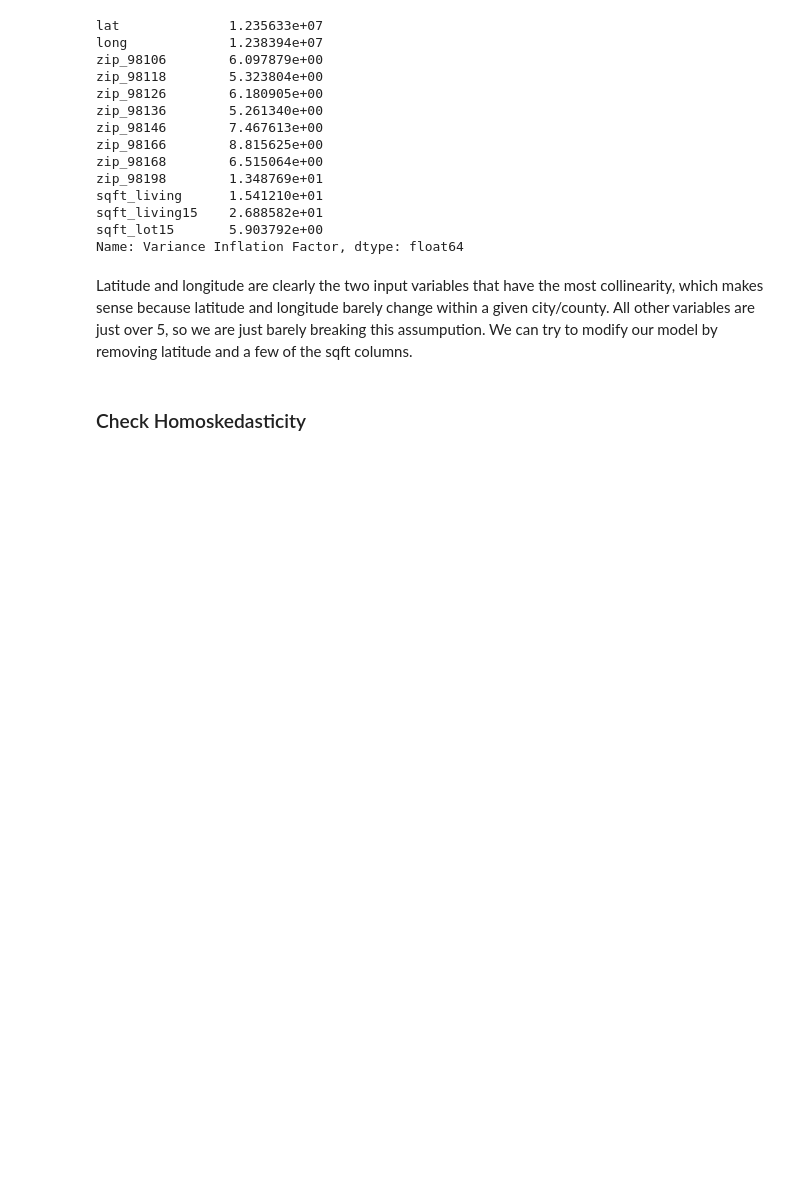
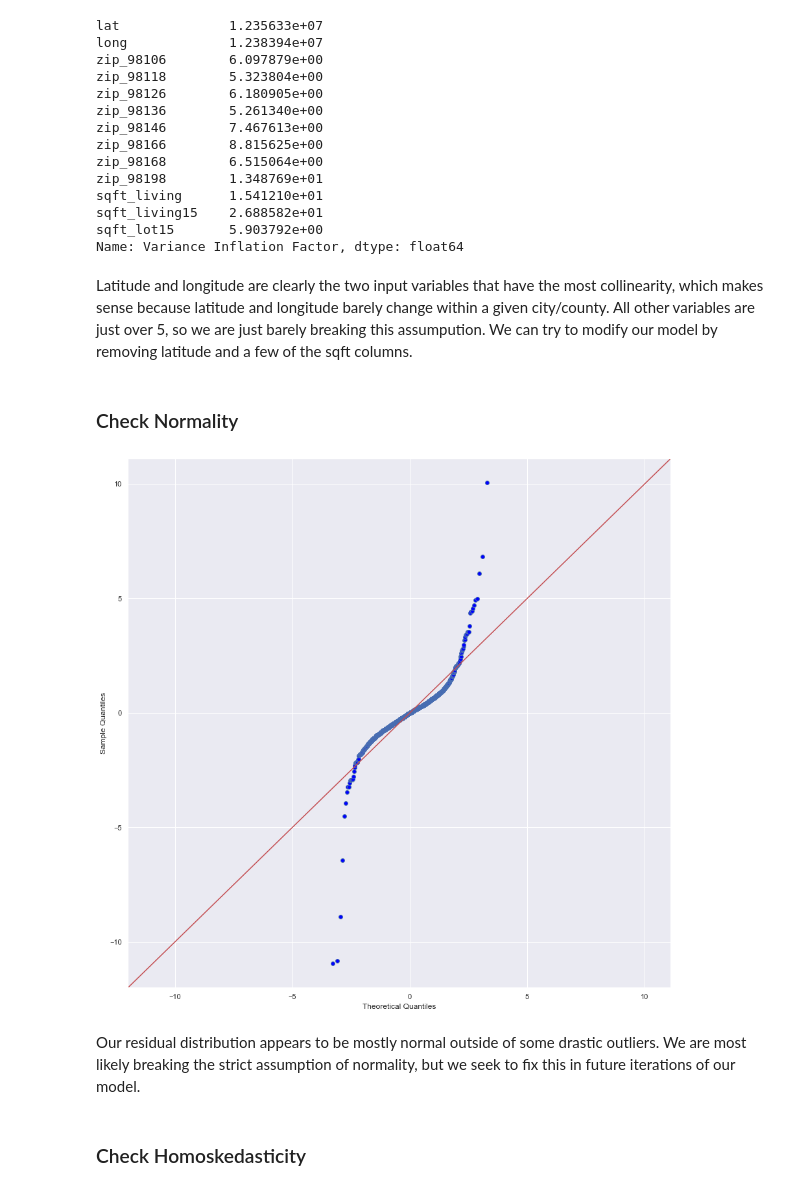
Before and after one commit to zpollats/p2_project_group4, a Jupyter notebook: KC_Housing_Final_Notebook.ipynb, the cells around one changed output. Saved outputs shown, nothing was run; the diff lists cells and outputs as text; code cells hidden in the pictures; blank space fills up the shorter version.

```diff
--- a/KC_Housing_Final_Notebook.ipynb
+++ b/KC_Housing_Final_Notebook.ipynb
@@ -1642,6 +1627,15 @@ sqft_lot15       5.903792e+00
 Name: Variance Inflation Factor, dtype: float64
 # %% [markdown]
 Latitude and longitude are clearly the two input variables that have the most collinearity, which makes sense because latitude and longitude barely change within a given city/county. All other variables are just over 5, so we are just barely breaking this assumpution. We can try to modify our model by removing latitude and a few of the sqft columns.
+# %% [markdown]
+### Check Normality
+# %%
+# Check the normality of the residual distribution
+sm.graphics.qqplot(y_hat_df['Residual'], dist=stats.norm, line='45', fit=True);
+# %% [output]
+[figure, added]
+# %% [markdown]
+Our residual distribution appears to be mostly normal outside of some drastic outliers. We are most likely breaking the strict assumption of normality, but we seek to fix this in future iterations of our model.
 # %% [markdown]
 ### Check Homoskedasticity
 # %%
```
Also changed, not shown: parts of 35 cells of this notebook, 5 other files.
